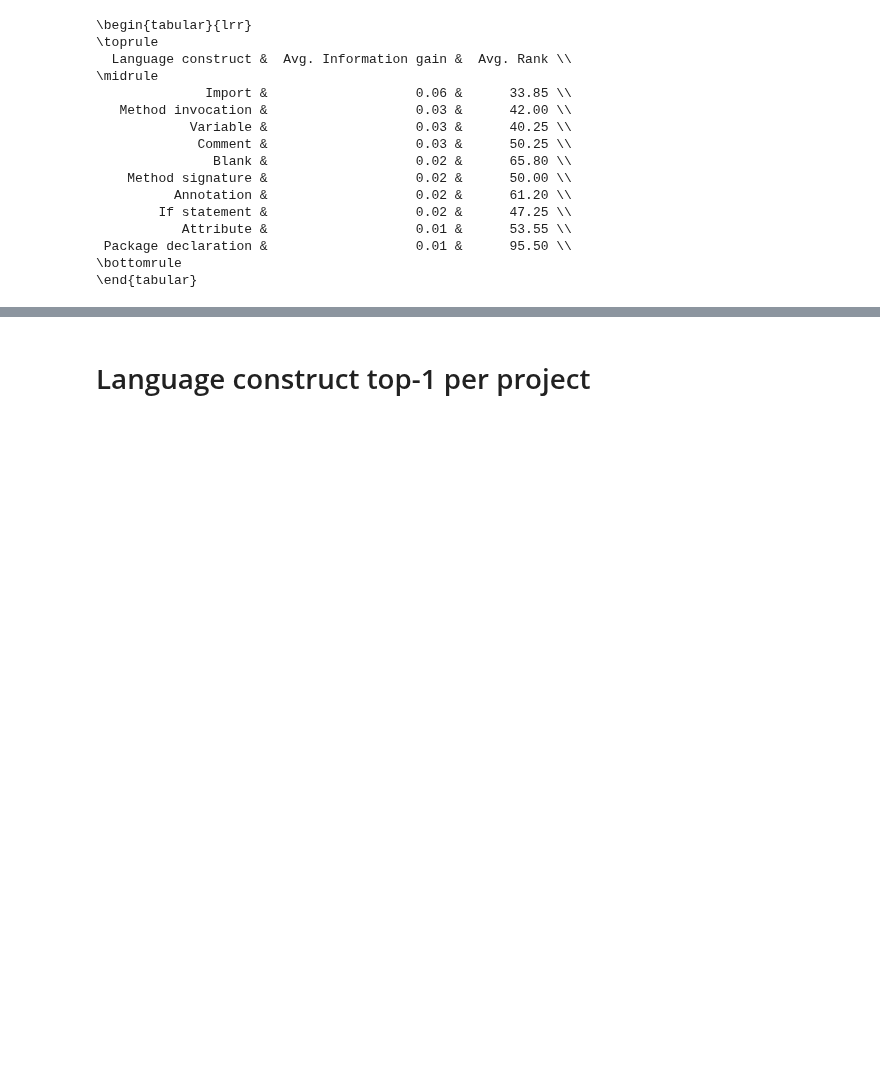
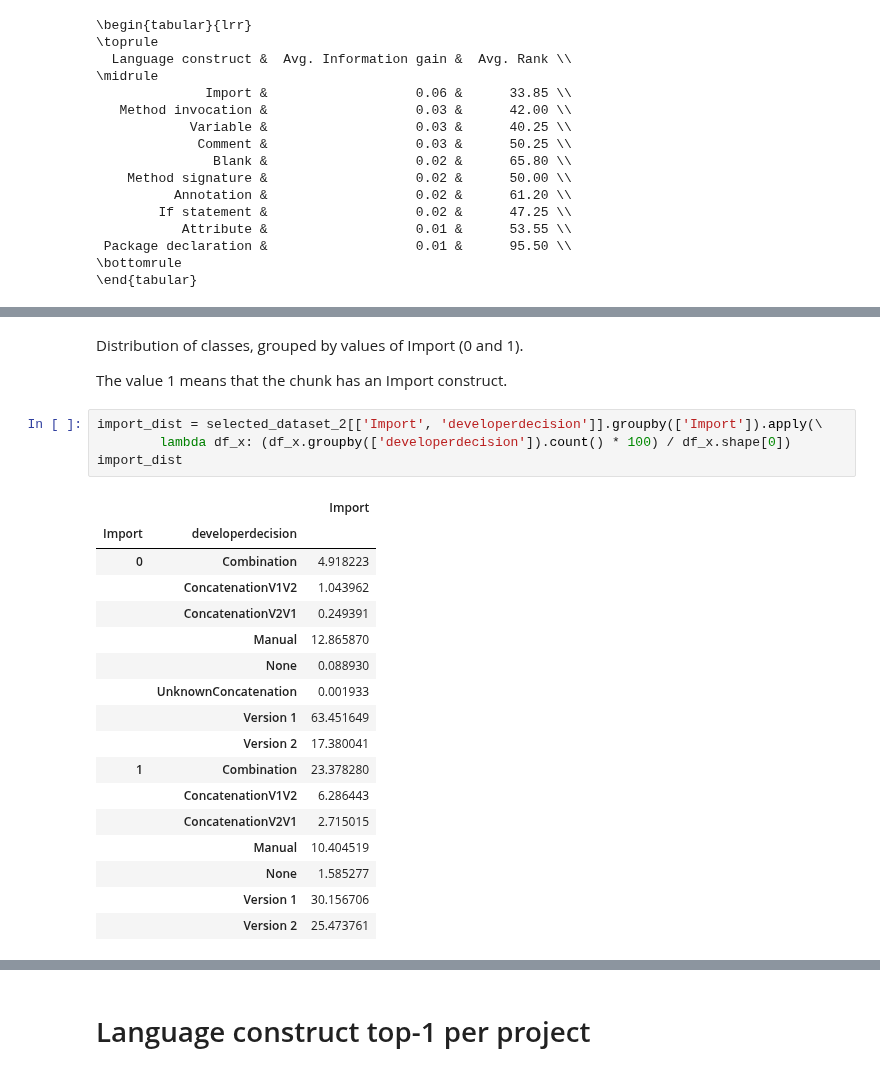
Before and after one commit to gems-uff/mestre, a Jupyter notebook: scripts/paper/tables.ipynb, the cells around one changed output, grey strips where cells are left out. Cells and saved outputs as stored; diff of their text form; blank space fills up the shorter version.

```diff
--- a/scripts/paper/tables.ipynb
+++ b/scripts/paper/tables.ipynb
@@ -885,0 +858,26 @@ constructs_top10.set_index('Language construct')\
+# %% [markdown]
+Distribution of classes, grouped by values of Import (0 and 1).
+
+The value 1 means that the chunk has an Import construct.
+# %%
+import_dist = selected_dataset_2[['Import', 'developerdecision']].groupby(['Import']).apply(\
+        lambda df_x: (df_x.groupby(['developerdecision']).count() * 100) / df_x.shape[0])
+import_dist
+# %% [output]
+|  |  | Import |
+| Import | developerdecision |  |
+| 0 | Combination | 4.918223 |
+|  | ConcatenationV1V2 | 1.043962 |
+|  | ConcatenationV2V1 | 0.249391 |
+|  | Manual | 12.865870 |
+|  | None | 0.088930 |
+|  | UnknownConcatenation | 0.001933 |
+|  | Version 1 | 63.451649 |
+|  | Version 2 | 17.380041 |
+| 1 | Combination | 23.378280 |
+|  | ConcatenationV1V2 | 6.286443 |
+|  | ConcatenationV2V1 | 2.715015 |
+|  | Manual | 10.404519 |
+|  | None | 1.585277 |
+|  | Version 1 | 30.156706 |
+|  | Version 2 | 25.473761 |
```
Also changed, not shown: parts of 22 cells of this notebook.
